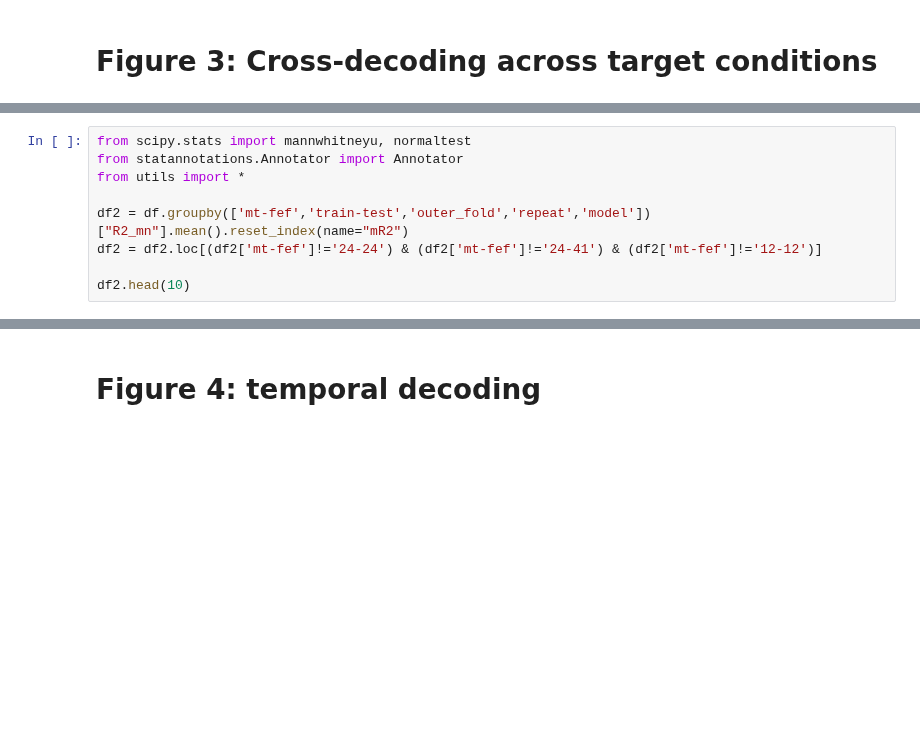
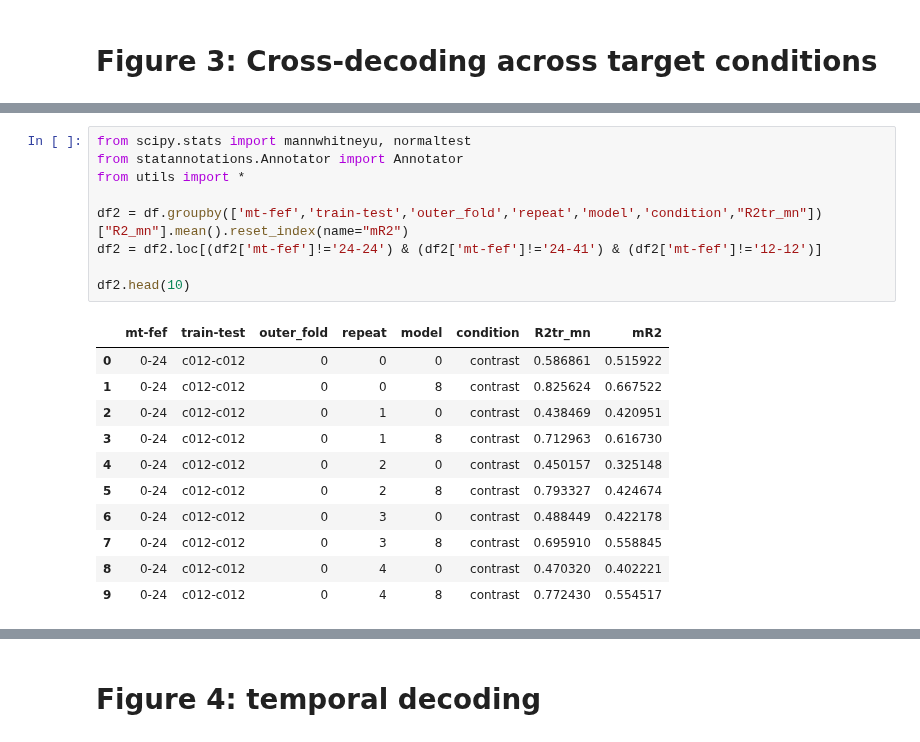
Before and after one commit to mayolabvision/NeuralDecoding, a Jupyter notebook: analyses/COSYNE_Plots.ipynb, the cells around one changed output, grey strips where cells are left out. Cells and saved outputs as stored; diff of their text form; blank space fills up the shorter version.

```diff
--- a/analyses/COSYNE_Plots.ipynb
+++ b/analyses/COSYNE_Plots.ipynb
@@ -409,10 +410,22 @@ df.head(5)
 # %%
 from scipy.stats import mannwhitneyu, normaltest
 from statannotations.Annotator import Annotator
 from utils import *
 
-df2 = df.groupby(['mt-fef','train-test','outer_fold','repeat','model'])["R2_mn"].mean().reset_index(name="mR2")
+df2 = df.groupby(['mt-fef','train-test','outer_fold','repeat','model','condition',"R2tr_mn"])["R2_mn"].mean().reset_index(name="mR2")
 df2 = df2.loc[(df2['mt-fef']!='24-24') & (df2['mt-fef']!='24-41') & (df2['mt-fef']!='12-12')]
 
 df2.head(10)
+# %% [output]
+|  | mt-fef | train-test | outer_fold | repeat | model | condition | R2tr_mn | mR2 |
+| 0 | 0-24 | c012-c012 | 0 | 0 | 0 | contrast | 0.586861 | 0.515922 |
+| 1 | 0-24 | c012-c012 | 0 | 0 | 8 | contrast | 0.825624 | 0.667522 |
+| 2 | 0-24 | c012-c012 | 0 | 1 | 0 | contrast | 0.438469 | 0.420951 |
+| 3 | 0-24 | c012-c012 | 0 | 1 | 8 | contrast | 0.712963 | 0.616730 |
+| 4 | 0-24 | c012-c012 | 0 | 2 | 0 | contrast | 0.450157 | 0.325148 |
+| 5 | 0-24 | c012-c012 | 0 | 2 | 8 | contrast | 0.793327 | 0.424674 |
+| 6 | 0-24 | c012-c012 | 0 | 3 | 0 | contrast | 0.488449 | 0.422178 |
+| 7 | 0-24 | c012-c012 | 0 | 3 | 8 | contrast | 0.695910 | 0.558845 |
+| 8 | 0-24 | c012-c012 | 0 | 4 | 0 | contrast | 0.470320 | 0.402221 |
+| 9 | 0-24 | c012-c012 | 0 | 4 | 8 | contrast | 0.772430 | 0.554517 |
 # %%
```
Also changed, not shown: parts of 6 cells of this notebook, 6 other files.
